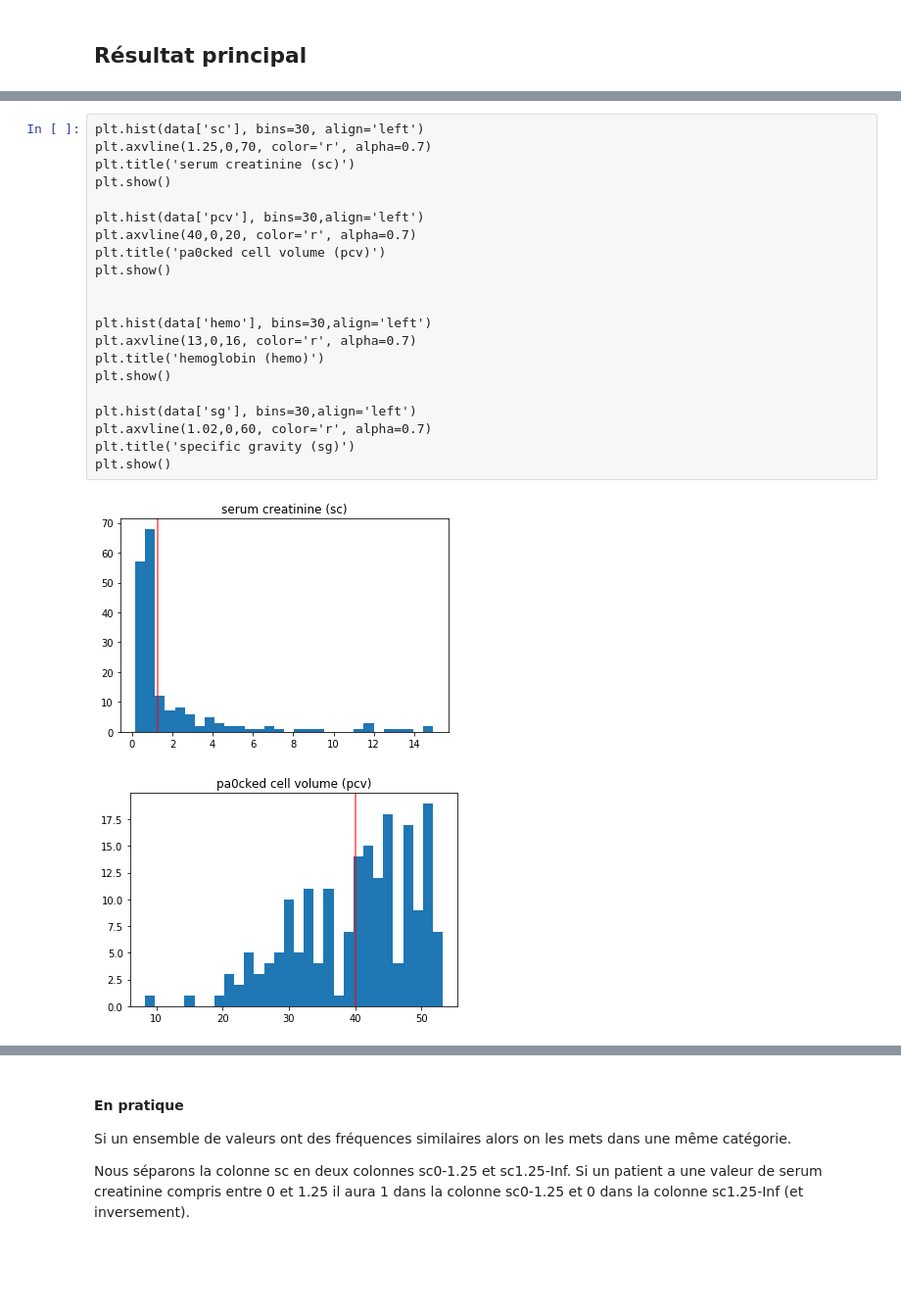
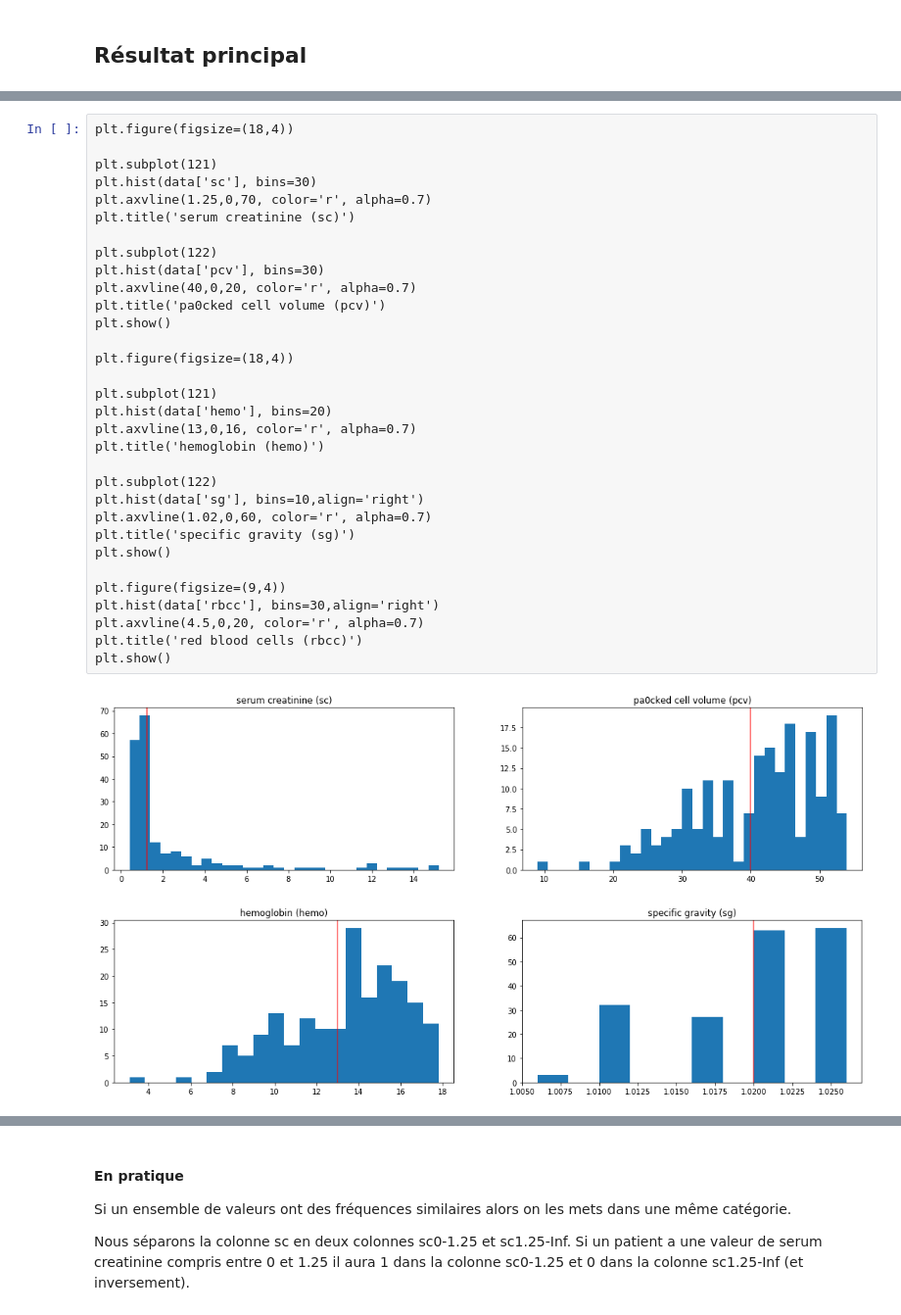
Before and after one commit to mzaffran/ClassificationAssociative, a Jupyter notebook: Classification associative pour la prédiction de maladie chronique du rein.ipynb, the cells around one changed output, grey strips where cells are left out. Shown: that part at 98% size. Drawn from its saved outputs; the diff is of its cells as text; blank space fills up the shorter version.

```diff
--- a/Classification associative pour la prédiction de maladie chronique du rein.ipynb
+++ b/Classification associative pour la prédiction de maladie chronique du rein.ipynb
@@ -52,24 +52,35 @@ Dans les histogrammes suivants, les lignes rouges verticales indniquent la sépa
 # %%
-plt.hist(data['sc'], bins=30, align='left')
+plt.figure(figsize=(18,4))
+
+plt.subplot(121)
+plt.hist(data['sc'], bins=30)
 plt.axvline(1.25,0,70, color='r', alpha=0.7)
 plt.title('serum creatinine (sc)')
-plt.show()
 
-plt.hist(data['pcv'], bins=30,align='left')
+plt.subplot(122)
+plt.hist(data['pcv'], bins=30)
 plt.axvline(40,0,20, color='r', alpha=0.7)
 plt.title('pa0cked cell volume (pcv)')
 plt.show()
 
+plt.figure(figsize=(18,4))
 
-plt.hist(data['hemo'], bins=30,align='left')
+plt.subplot(121)
+plt.hist(data['hemo'], bins=20)
 plt.axvline(13,0,16, color='r', alpha=0.7)
 plt.title('hemoglobin (hemo)')
-plt.show()
 
-plt.hist(data['sg'], bins=30,align='left')
+plt.subplot(122)
+plt.hist(data['sg'], bins=10,align='right')
 plt.axvline(1.02,0,60, color='r', alpha=0.7)
 plt.title('specific gravity (sg)')
 plt.show()
+
+plt.figure(figsize=(9,4))
+plt.hist(data['rbcc'], bins=30,align='right')
+plt.axvline(4.5,0,20, color='r', alpha=0.7)
+plt.title('red blood cells (rbcc)')
+plt.show()
 # %% [output]
-[figure, old version]
+[figure, new version]
-[figure, old version]
+[figure, new version]
```
Also changed, not shown: parts of 12 cells of this notebook.
